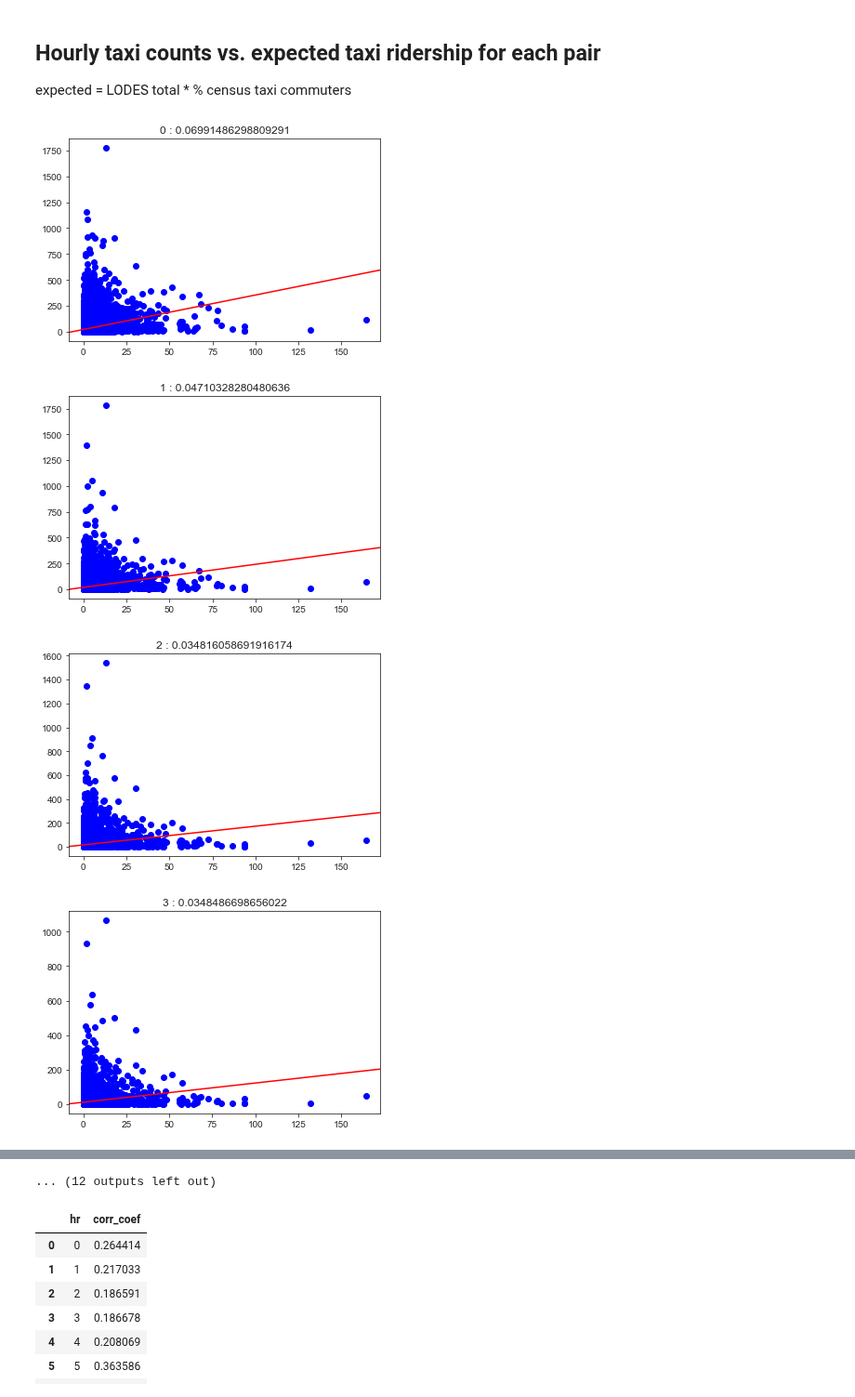
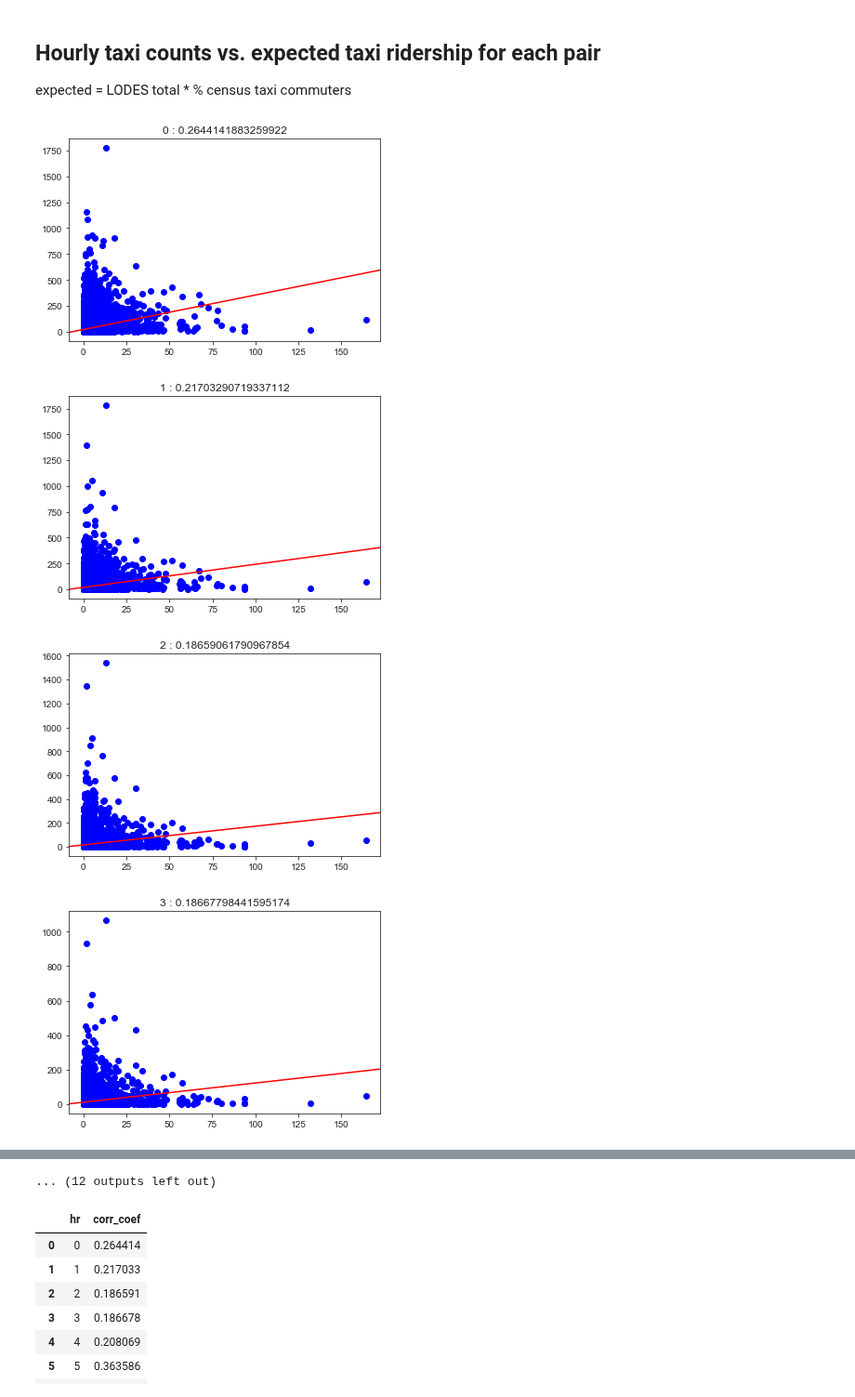
Before and after one commit to Rufei-Sheng/Manhattan-Congestion-Surcharge-Capstone, a Jupyter notebook: notebooks/explore_LODES_correlation.ipynb, the cells around one changed output, grey strips where cells are left out. Shown at 93% size. Drawn from its saved outputs; the diff is of its cells as text; code cells hidden in the pictures.

```diff
--- a/notebooks/explore_LODES_correlation.ipynb
+++ b/notebooks/explore_LODES_correlation.ipynb
@@ -151,17 +151,18 @@ expected = LODES total * % census taxi commuters
 # %%
 hrly_rsq = []
 hrly_corr = []
 for i in range(24):
     fig, ax = plt.subplots()
     hrdata = data[data['hour'] == i]
     plt.scatter('expected_taxi','counts', color='blue',data=hrdata)
     mod = smf.ols(formula='counts ~ expected_taxi', data = hrdata).fit()
     abline_plot(model_results=mod, ax=ax, color='red')
-    plt.title('{} : {}'.format(i,mod.rsquared))
+    plt.title('{} : {}'.format(i,
+        np.corrcoef(hrdata['expected_taxi'], hrdata['counts'])[1][0]))
     hrly_rsq.append([i,mod.rsquared])
     hrly_corr.append([i,np.corrcoef(hrdata['expected_taxi'], hrdata['counts'])[1][0]]);
 # %% [output]
-[figure, old version]
+[figure, new version]
 [figure]
-[figure, old version]
+[figure, new version]
-[figure, old version]
+[figure, new version]
```
Also changed, not shown: parts of 1 cell of this notebook.
